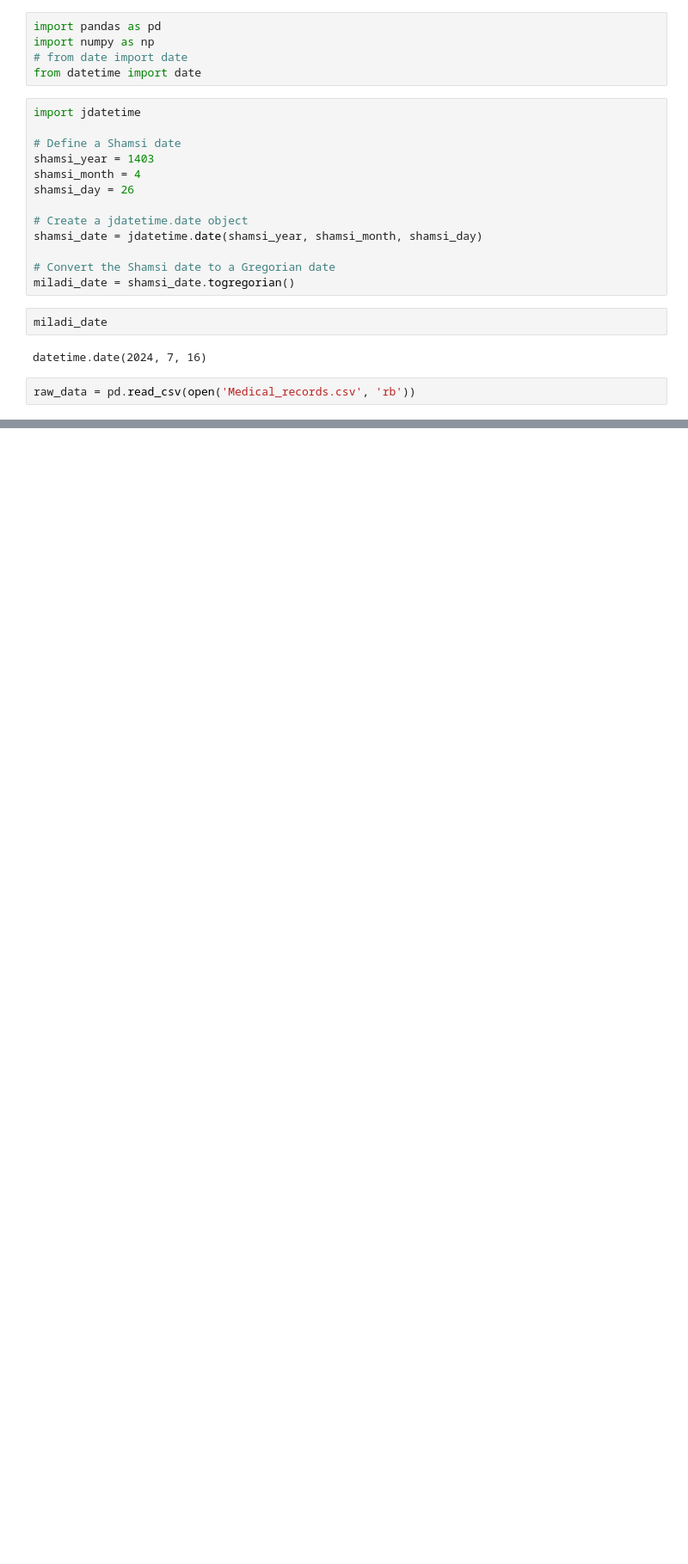
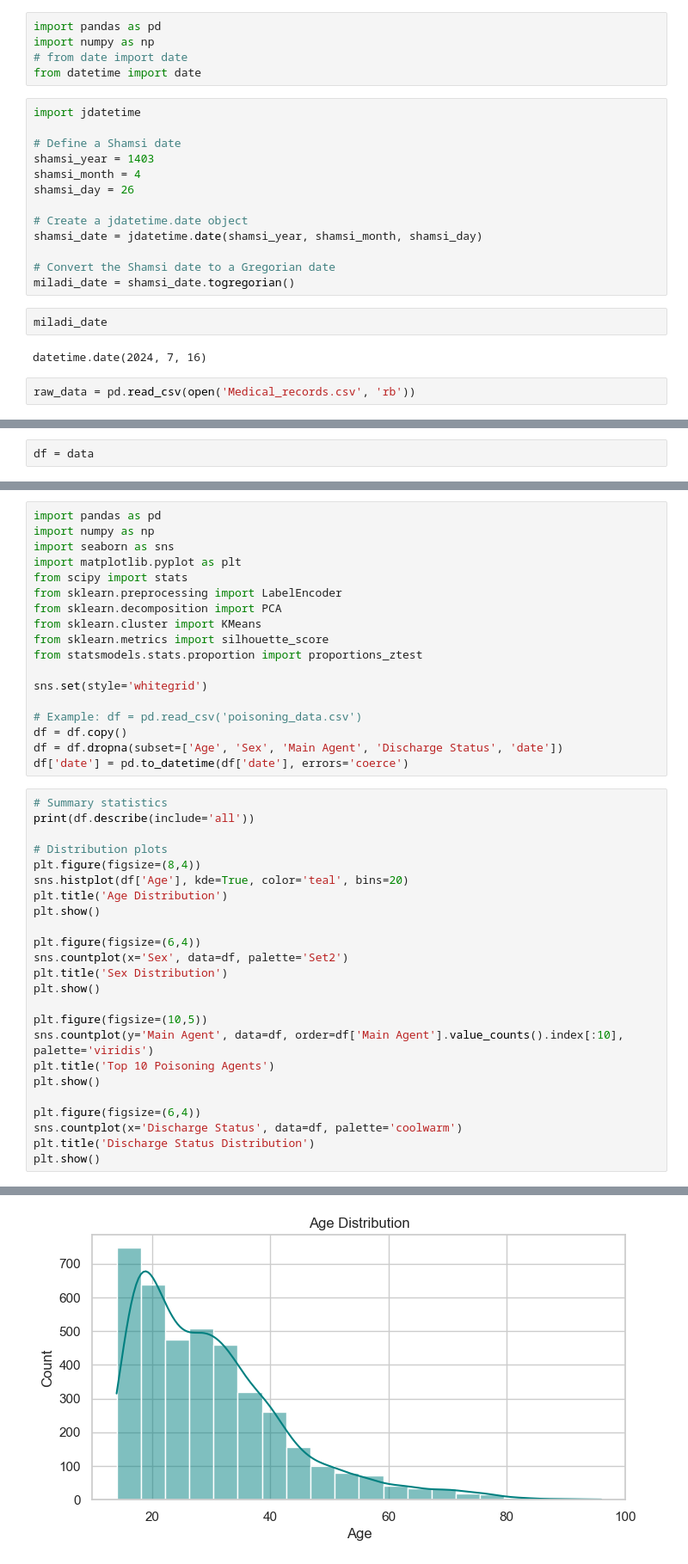
Before and after one commit to AlirezaPNouri/Codes_at_home, a Jupyter notebook: Pre_processing.ipynb, the cells around one changed output, grey strips where cells are left out. Shown at 86% size. Saved outputs shown, nothing was run; the diff lists cells and outputs as text; blank space fills up the shorter version.

```diff
--- a/Pre_processing.ipynb
+++ b/Pre_processing.ipynb
@@ -84,0 +139,2 @@ w = time_fixer(str(t_))
+# %%
+df = data
@@ -84,0 +623,43 @@ w = time_fixer(str(t_))
+# %%
+import pandas as pd
+import numpy as np
+import seaborn as sns
+import matplotlib.pyplot as plt
+from scipy import stats
+from sklearn.preprocessing import LabelEncoder
+from sklearn.decomposition import PCA
+from sklearn.cluster import KMeans
+from sklearn.metrics import silhouette_score
+from statsmodels.stats.proportion import proportions_ztest
+
+sns.set(style='whitegrid')
+
+# Example: df = pd.read_csv('poisoning_data.csv')
+df = df.copy()
+df = df.dropna(subset=['Age', 'Sex', 'Main Agent', 'Discharge Status', 'date'])
+df['date'] = pd.to_datetime(df['date'], errors='coerce')
+# %%
+# Summary statistics
+print(df.describe(include='all'))
+
+# Distribution plots
+plt.figure(figsize=(8,4))
+sns.histplot(df['Age'], kde=True, color='teal', bins=20)
+plt.title('Age Distribution')
+plt.show()
+
+plt.figure(figsize=(6,4))
+sns.countplot(x='Sex', data=df, palette='Set2')
+plt.title('Sex Distribution')
+plt.show()
+
+plt.figure(figsize=(10,5))
+sns.countplot(y='Main Agent', data=df, order=df['Main Agent'].value_counts().index[:10], palette='viridis')
+plt.title('Top 10 Poisoning Agents')
+plt.show()
+
+plt.figure(figsize=(6,4))
+sns.countplot(x='Discharge Status', data=df, palette='coolwarm')
+plt.title('Discharge Status Distribution')
+plt.show()
+# %% [output]
@@ -84,0 +683 @@ w = time_fixer(str(t_))
+[figure, added]
```
Also changed, not shown: parts of 30 cells of this notebook.
